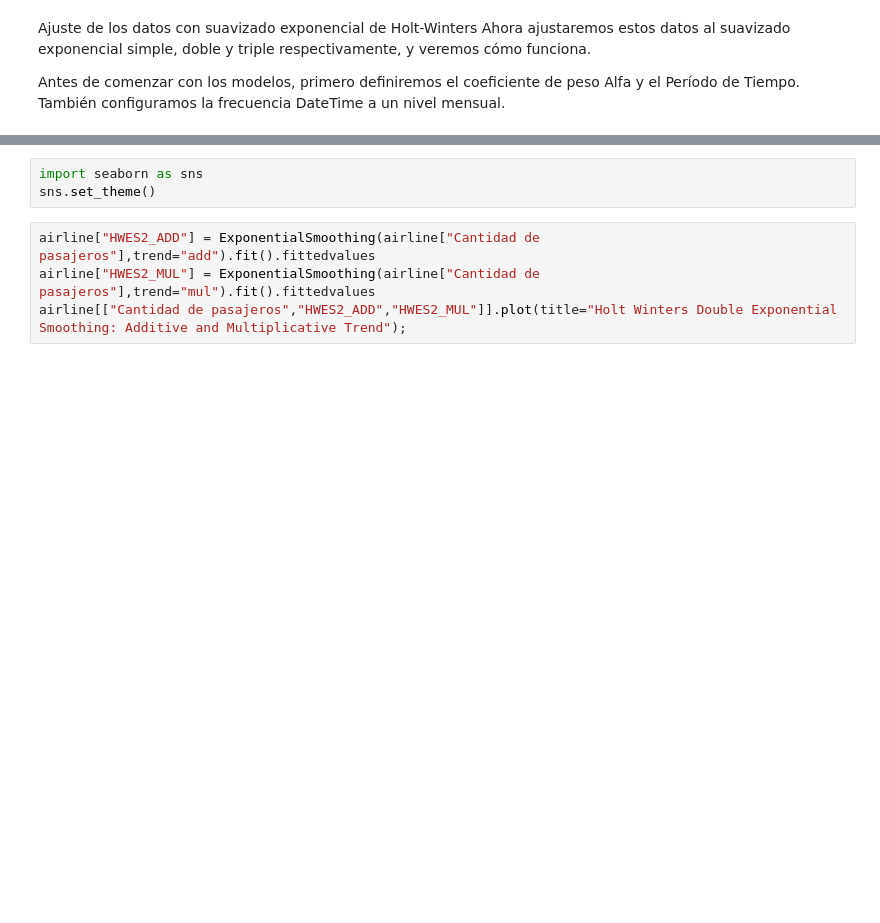
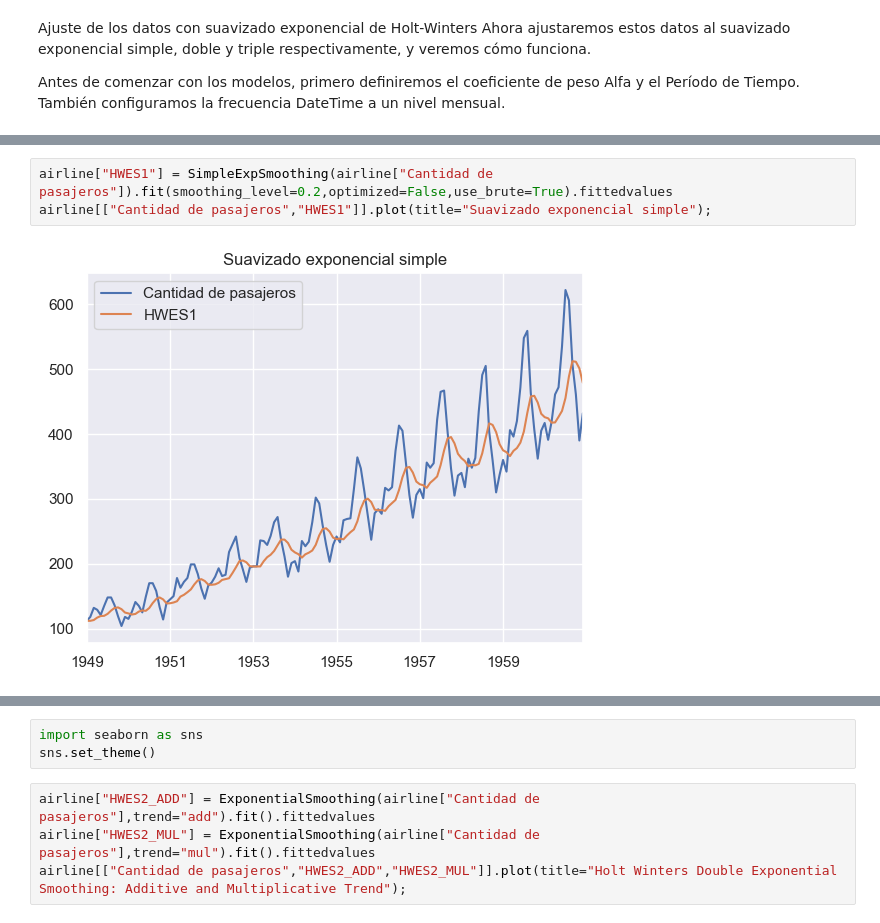
Before and after one commit to Wilsonsr/Series-de-Tiempo, a Jupyter notebook: CUADERNOS/Suavizado Exponencial.ipynb, the cells around one changed output, grey strips where cells are left out. Saved outputs shown, nothing was run; the diff lists cells and outputs as text; blank space fills up the shorter version.

```diff
--- a/CUADERNOS/Suavizado Exponencial.ipynb
+++ b/CUADERNOS/Suavizado Exponencial.ipynb
@@ -127,0 +141,5 @@ airline[["Cantidad de pasajeros","HWES1"]].plot(title="Suavizado exponencial sim
+# %%
+airline["HWES1"] = SimpleExpSmoothing(airline["Cantidad de pasajeros"]).fit(smoothing_level=0.2,optimized=False,use_brute=True).fittedvalues
+airline[["Cantidad de pasajeros","HWES1"]].plot(title="Suavizado exponencial simple");
+# %% [output]
+[figure, added]
```
Also changed, not shown: parts of 17 cells of this notebook.
